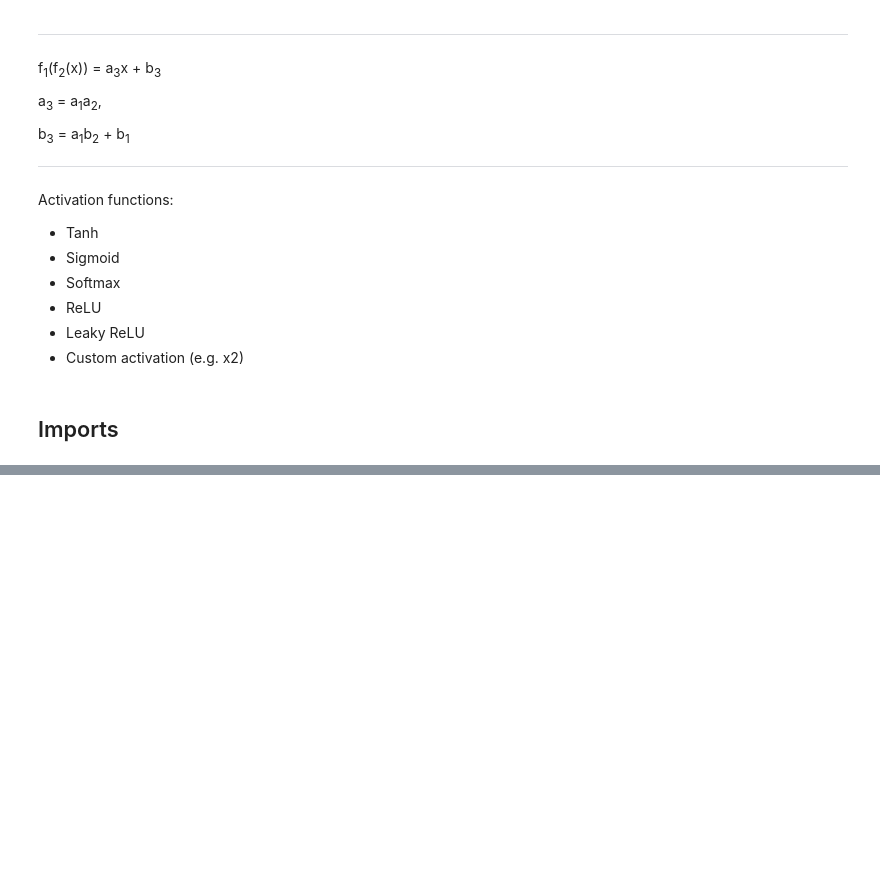
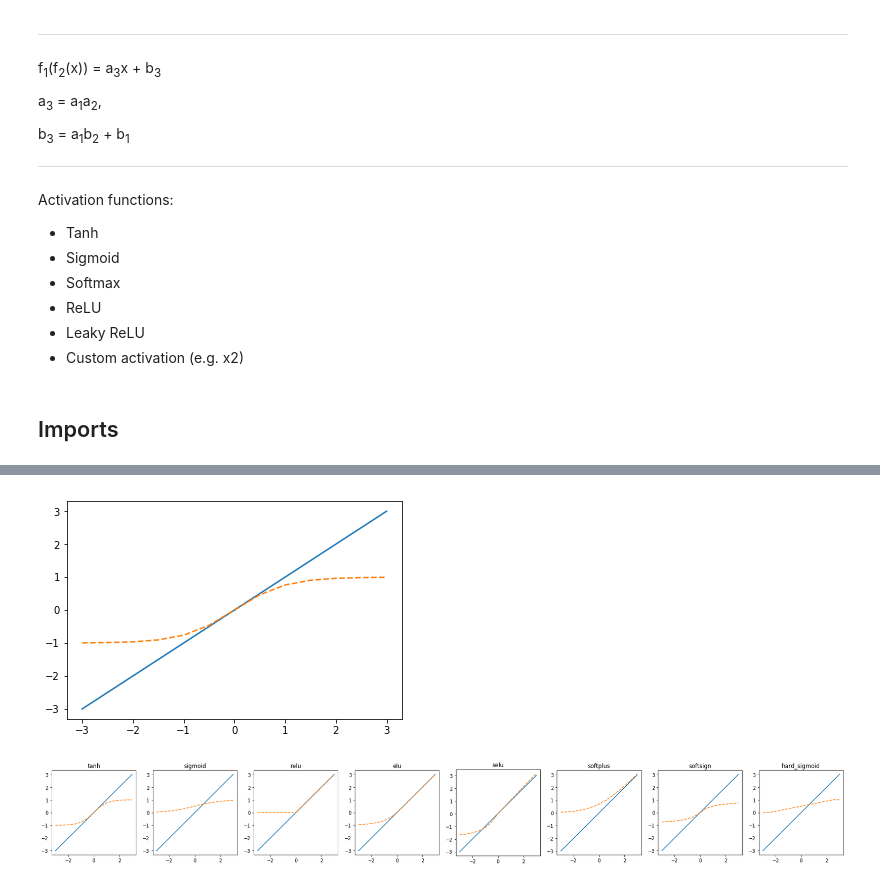
Before and after one commit to eljirg/Machine-Learning, a Jupyter notebook: Activation Functions - Keras and Pytorch.ipynb, the cells around one changed output, grey strips where cells are left out. Drawn from its saved outputs; the diff is of its cells as text; code cells hidden in the pictures; blank space fills up the shorter version.

```diff
--- a/Activation Functions - Keras and Pytorch.ipynb
+++ b/Activation Functions - Keras and Pytorch.ipynb
@@ -59,0 +76,30 @@ from sklearn.datasets import load_boston
+# %%
+K.clear_session()
+model = Sequential([Activation('tanh', input_shape=(1,))])
+y_act = model.predict(x)
+
+plt.plot(x, x, '-')
+plt.plot(x, y_act, '--')
+plt.show()
+# %% [output]
+[figure, added]
+# %%
+activations = ['tanh', 'sigmoid', 'relu', 'elu', 'selu', 'softplus', 'softsign', 'hard_sigmoid'] #'exponential'
+y_acts = []
+
+plt.figure(figsize=(30,5))
+for num, activation in enumerate(activations):
+    K.clear_session()
+    model = Sequential([Activation(activation, input_shape=(1,))])
+    y_act = model.predict(x)
+    y_acts.append(y_act)
+
+    plt.subplot(1,len(activations),num+1,aspect='equal')
+    plt.plot(x, x, '-')
+    plt.plot(x, y_act, '--')
+    plt.title(activation)
+
+# plt.tight_layout()
+plt.show()
+# %% [output]
+[figure, added]
```
Also changed, not shown: parts of 8 cells of this notebook.
